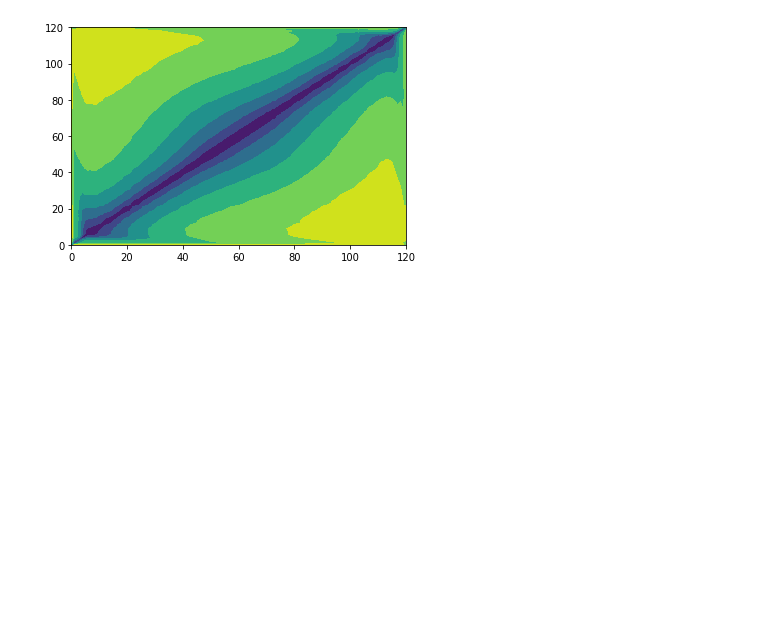
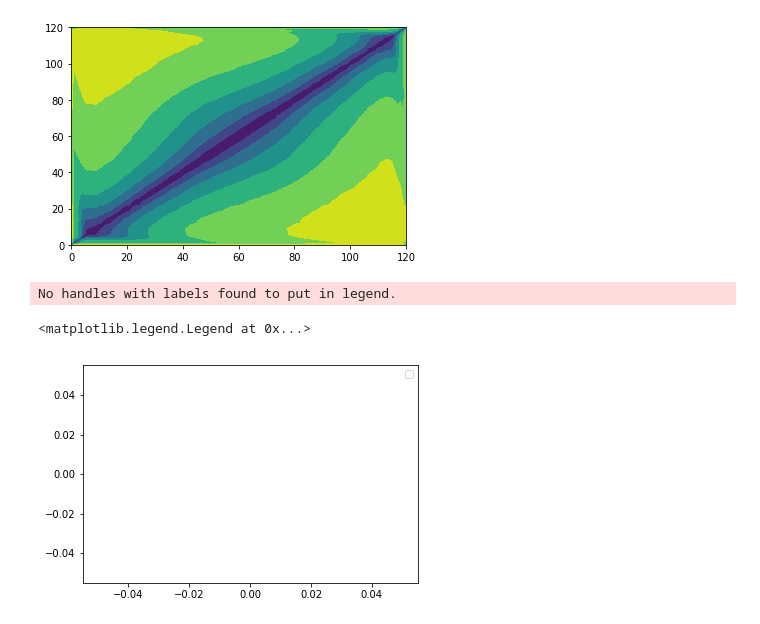
Before and after one commit to dw839566105/Recon1t, a Jupyter notebook: calib/Note/CheckCoeff.ipynb, the cells around one changed output. Cells and saved outputs as stored; diff of their text form; code cells hidden in the pictures; blank space fills up the shorter version.

```diff
--- a/calib/Note/CheckCoeff.ipynb
+++ b/calib/Note/CheckCoeff.ipynb
@@ -277,3 +277,52 @@ plt.contourf(np.log(D+1))
 # %% [output]
 <matplotlib.contour.QuadContourSet at 0x...>
 [figure]
+# %%
+def findtimefile(Energy, radius):
+
+    filename = '../coeff_time/' + Energy + '/file_' + radius + '.h5'
+    #print(filename)
+    h = tables.open_file(filename,'r')
+    coeff = np.array(h.root.coeff)[:]
+    #mean = np.array(h.root.mean)[:]
+    #expect = np.array(h.root.expect)[:]
+    h.close()
+    #h1 = h5py.File(filename,'r')
+    #rate = np.array(h1['rate'])
+    #h1.close()
+    return coeff
+# %%
+Energy = ['0.8','1','1.2','1.5','1.8','2','pure']
+data = []
+
+for index, E in enumerate(Energy):
+    coeff_total = np.zeros((0,5))
+    mean_total = np.zeros((0,30))
+    expect_total = np.zeros((0,30))
+    rate_total = []
+    x_total = np.zeros((0,1))
+    for radius in np.arange(-0.65,0.66,0.01):
+        str_r = '%+.2f' % radius
+        # print(str_r)
+        # print(index)
+        try:
+            coeff = findtimefile(Energy[index],str_r)
+
+            coeff_total = np.vstack((coeff_total, coeff))
+            #mean_total = np.vstack((mean_total, mean))
+            #expect_total = np.vstack((expect_total, expect))
+            #rate_total = np.hstack((rate_total, rate))
+            #x_total = np.vstack((x_total, radius))
+
+        except:
+            pass
+            #print('no such file',str_r)
+
+    data.append((coeff_total))
+plt.figure(num = 1)
+plt.plot(coeff_total)
+plt.legend()
+# %% [output]
+No handles with labels found to put in legend.
+<matplotlib.legend.Legend at 0x...>
+[figure, added]
```
Also changed, not shown: parts of 8 cells of this notebook, 9 other files.
